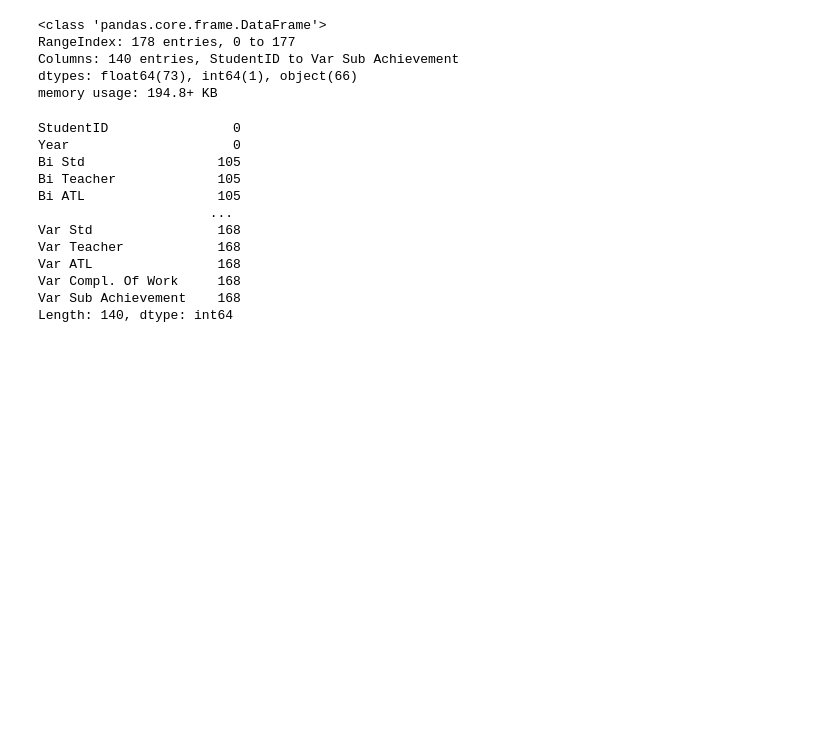
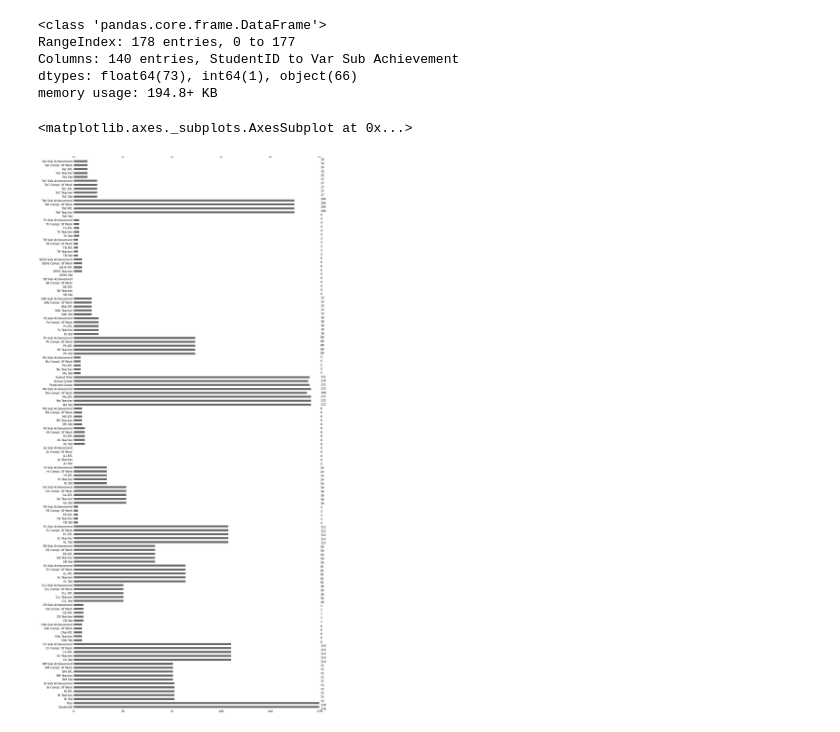
Before and after one commit to siti-alawiyah/ibresultprediction, a Jupyter notebook: Exploratory_Data_Analysis_1_0.ipynb, the cells around one changed output. Saved outputs shown, nothing was run; the diff lists cells and outputs as text; code cells hidden in the pictures; blank space fills up the shorter version.

```diff
--- a/Exploratory_Data_Analysis_1_0.ipynb
+++ b/Exploratory_Data_Analysis_1_0.ipynb
@@ -197,18 +198,8 @@ RangeIndex: 178 entries, 0 to 177
 Columns: 140 entries, StudentID to Var Sub Achievement
 dtypes: float64(73), int64(1), object(66)
 memory usage: 194.8+ KB
-# %%
-df17.isnull().sum()
-# %% [output]
-StudentID                0
-Year                     0
-Bi Std                 105
-Bi Teacher             105
-Bi ATL                 105
-                      ...
-Var Std                168
-Var Teacher            168
-Var ATL                168
-Var Compl. Of Work     168
-Var Sub Achievement    168
-Length: 140, dtype: int64
+# %%
+msno.bar(df17)
+# %% [output]
+<matplotlib.axes._subplots.AxesSubplot at 0x...>
+[figure, added]
```
Also changed, not shown: parts of 4 cells of this notebook.
